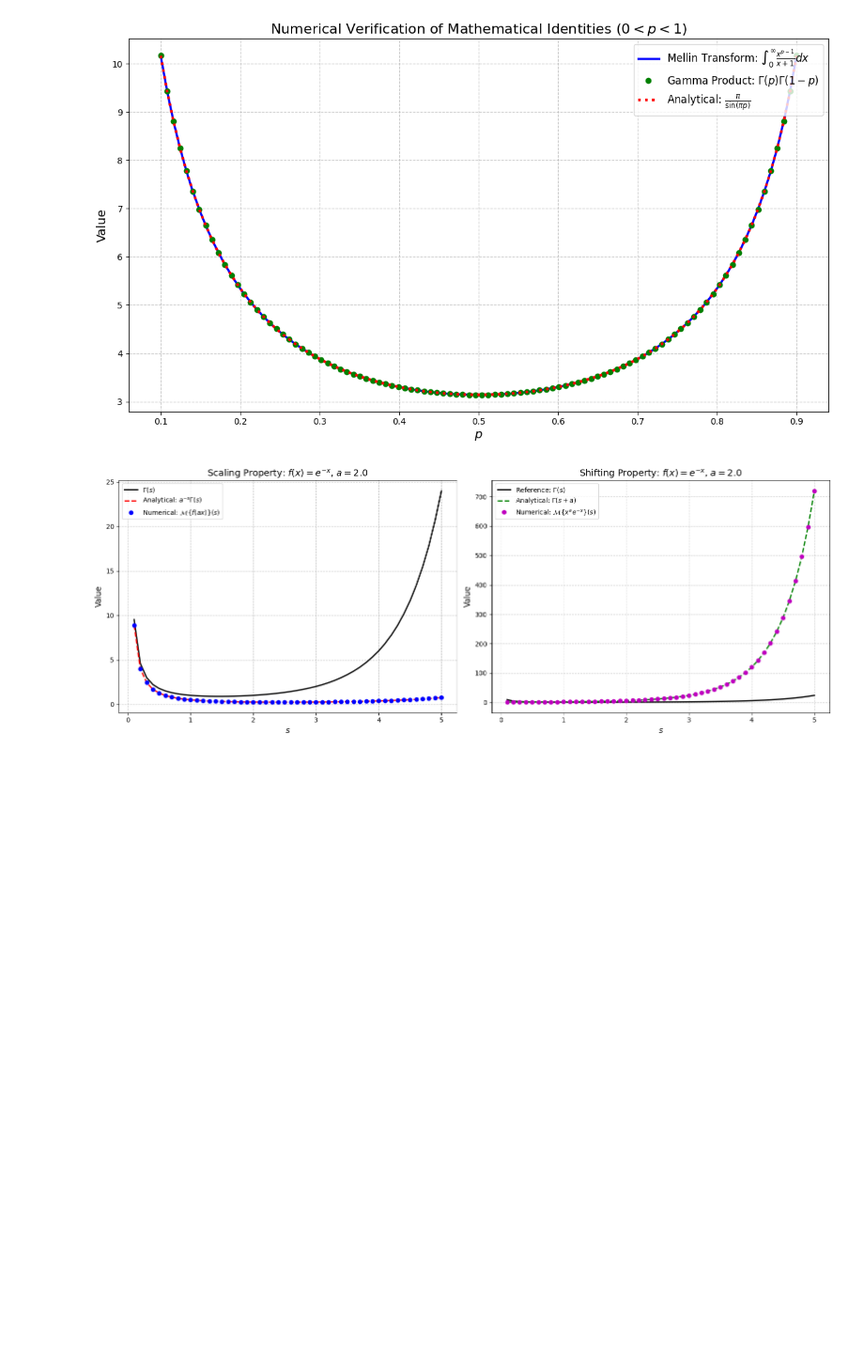
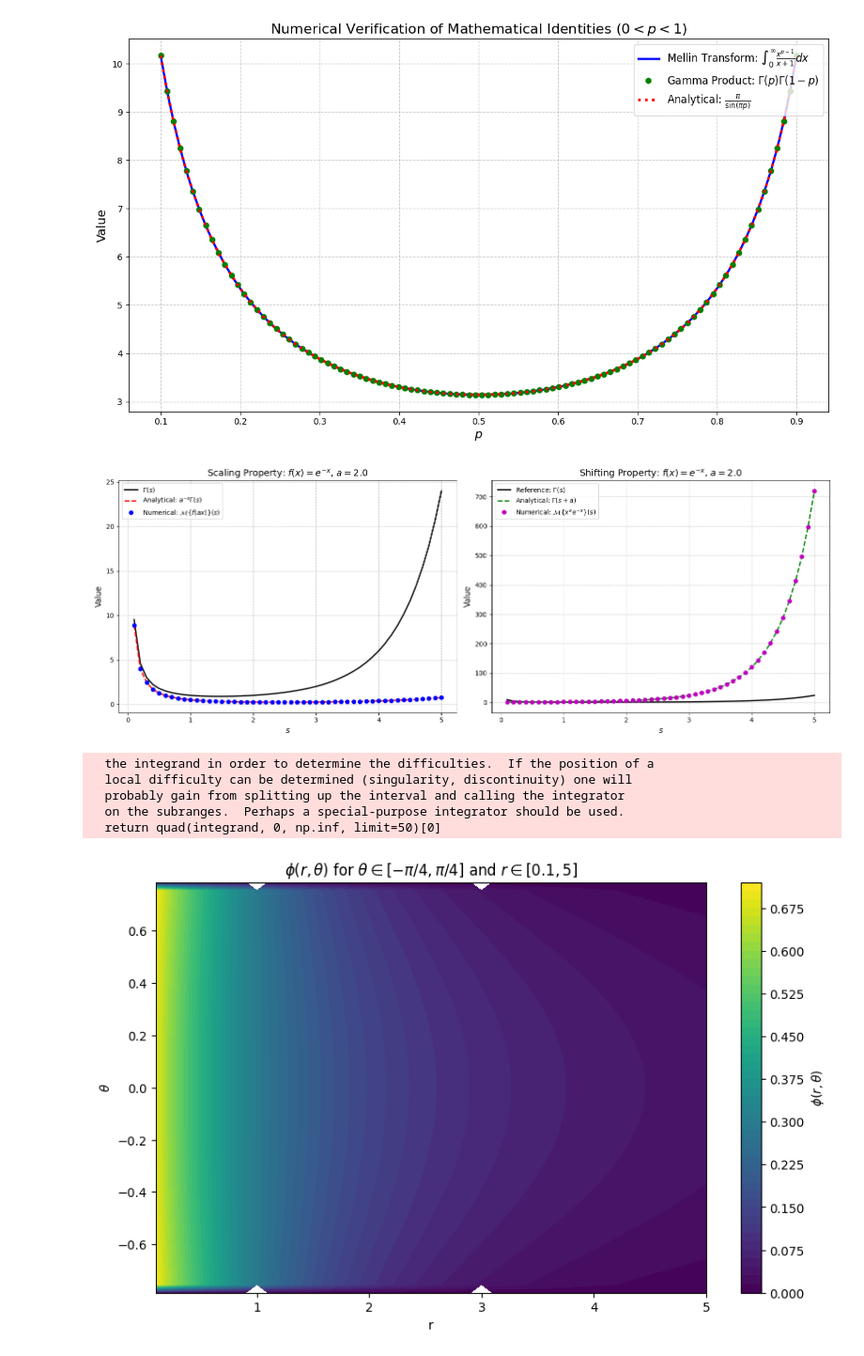
Before and after one commit to MohammadMahdiElyasi/Mellin-transform, a Jupyter notebook: Mellin.ipynb, the cells around one changed output. Shown at 94% size. Cells and saved outputs as stored; diff of their text form; code cells hidden in the pictures; blank space fills up the shorter version.

Commit message:
Compute the result for an example

```diff
--- a/Mellin.ipynb
+++ b/Mellin.ipynb
@@ -164,3 +165,51 @@ plt.tight_layout()
 plt.show()
 # %% [output]
 [figure]
+# %%
+
+
+# Define h(r, θ) as per the equations
+def h_function(r, theta, alpha):
+    n = np.pi / (2 * alpha)
+    term1 = (r**n) * (1 + r**(2 * n)) * np.cos(n * theta)
+    term2 = 1 + 2 * r**(2 * n) * np.cos(2 * n * theta) + r**(4 * n)
+    return term1 / term2
+
+# Define φ(r, θ) using the convolution property
+def phi_function(r, theta, alpha, f):
+    def integrand(xi):
+        h_val = h_function(r / xi, theta, alpha)
+        return f(xi) * h_val / xi
+    return quad(integrand, 0, np.inf, limit=50)[0]
+
+# Example boundary condition f(ξ) (can modify this as needed)
+def f_function(xi):
+    return np.exp(-xi)  # Decaying function
+
+# Define the range for θ and r
+alpha = np.pi / 4
+theta_values = np.linspace(-alpha, alpha, 50)  # θ in [-π/4, π/4]
+r_values = np.linspace(0.1, 5, 50)  # r in [0.1, 5]
+
+# Compute φ(r, θ) for the grid
+phi_values = np.zeros((len(r_values), len(theta_values)))
+for i, r in enumerate(r_values):
+    for j, theta in enumerate(theta_values):
+        phi_values[i, j] = phi_function(r, theta, alpha, f_function)
+
+# Plot φ(r, θ)
+R, THETA = np.meshgrid(r_values, theta_values)
+fig = plt.figure(figsize=(10, 6))
+ax = plt.contourf(R, THETA, phi_values.T, levels=50, cmap='viridis')
+plt.colorbar(ax, label=r'$\phi(r, \theta)$')
+plt.title(r'$\phi(r, \theta)$ for $\theta \in [-\pi/4, \pi/4]$ and $r \in [0.1, 5]$')
+plt.xlabel('r')
+plt.ylabel(r'$\theta$')
+plt.show()
+# %% [output]
+  the integrand in order to determine the difficulties.  If the position of a
+  local difficulty can be determined (singularity, discontinuity) one will
+  probably gain from splitting up the interval and calling the integrator
+  on the subranges.  Perhaps a special-purpose integrator should be used.
+  return quad(integrand, 0, np.inf, limit=50)[0]
+[figure, added]
```
Also changed, not shown: parts of 1 cell of this notebook.
